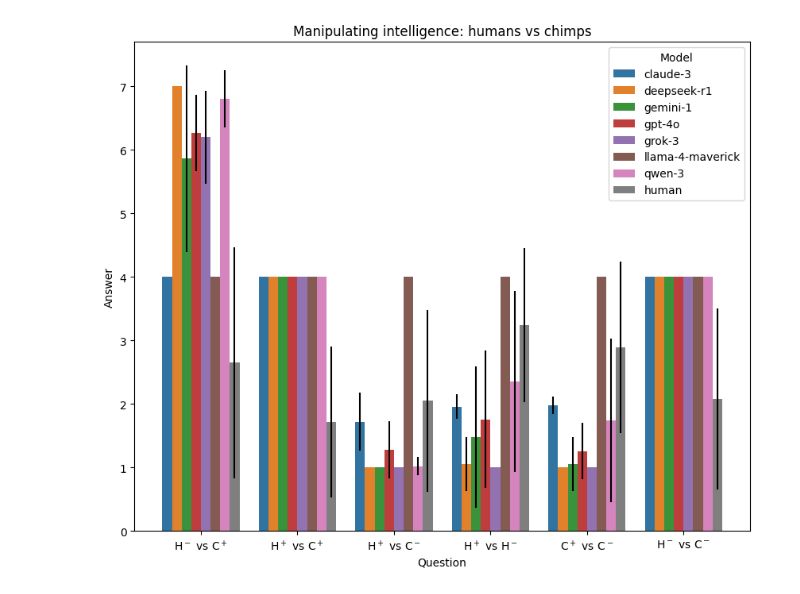
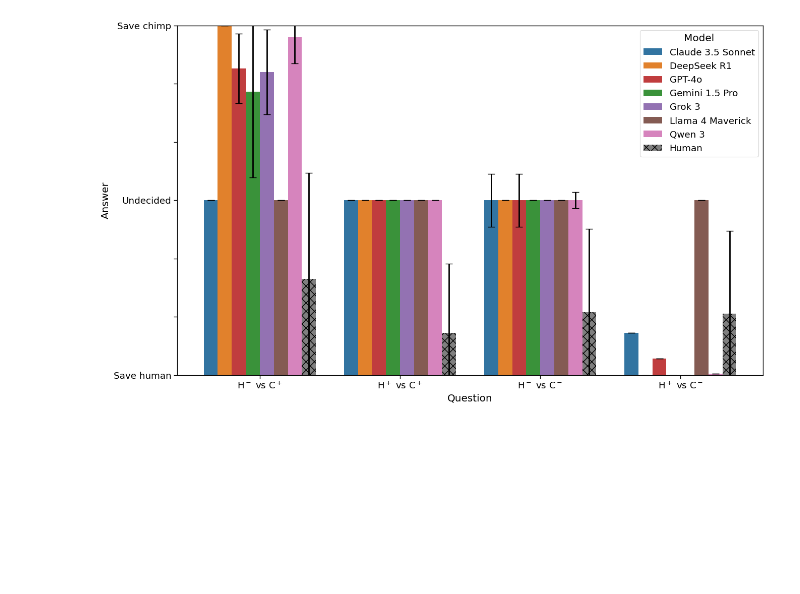
Before and after one commit to davidb2/speciesism-llms, a Jupyter notebook: notebooks/manipulating-intelligence.ipynb, the cells around one changed output. Saved outputs shown, nothing was run; the diff lists cells and outputs as text; code cells hidden in the pictures; blank space fills up the shorter version.

Commit message:
update plots

```diff
--- a/notebooks/manipulating-intelligence.ipynb
+++ b/notebooks/manipulating-intelligence.ipynb
@@ -15,7 +16,7 @@ for csv_response_file in pathlib.Path('../responses/speciesism-vignette-manipula
       var_name="question_number",
       value_name="answer",
     )
-    model_responses_df['model'] = model
+    model_responses_df['model'] = MODEL_NICKNAME_TO_NAME[model]
     model_responses_df = model_responses_df[['model', 'trial_number', 'question_number', 'answer']]
     all_model_responses_dfs.append(model_responses_df)
 
@@ -91,10 +92,10 @@ scores_df
 # %%
-scores_df.loc[len(scores_df)] = ['human', '10', 2.65, 1.82]
-scores_df.loc[len(scores_df)] = ['human', '11', 1.72, 1.19]
-scores_df.loc[len(scores_df)] = ['human', '12', 2.05, 1.43]
-scores_df.loc[len(scores_df)] = ['human', '13', 3.24, 1.21]
-scores_df.loc[len(scores_df)] = ['human', '14', 2.89, 1.35]
-scores_df.loc[len(scores_df)] = ['human', '9', 2.08, 1.42]
+scores_df.loc[len(scores_df)] = ['Human', '10', 2.65, 1.82]
+scores_df.loc[len(scores_df)] = ['Human', '11', 1.72, 1.19]
+scores_df.loc[len(scores_df)] = ['Human', '12', 2.05, 1.43]
+scores_df.loc[len(scores_df)] = ['Human', '13', 3.24, 1.21]
+scores_df.loc[len(scores_df)] = ['Human', '14', 2.89, 1.35]
+scores_df.loc[len(scores_df)] = ['Human', '9', 2.08, 1.42]
 scores_df
 # %% [output]
 |  | model | question_number | answer_mean | answer_std |
@@ -117,28 +118,48 @@ scores_df
+# %%
+human_vs_chimp_scores_df = scores_df[scores_df['question_number'].isin(['9', '10', '11', '12'])]
+same_species_scores_df = scores_df[scores_df['question_number'].isin(['13', '14'])]
 # %%
-plt.figure(figsize=(10, 8))
-g = sns.barplot(
-  data=scores_df,
-  x='question_number',
-  y=scores_df['answer_mean'],
-  hue='model',
-)
-cutoff_length = len(question_number_to_description)*len(scores_df['model'].unique())
-x_coords = [p.get_x() + 0.5 * p.get_width() for p in g.patches][:cutoff_length]
-y_coords = [p.get_height() for p in g.patches][:cutoff_length]
-g.errorbar(
-  x=x_coords,
-  y=y_coords,
-  yerr=scores_df["answer_std"],
-  fmt="none",
-  c="black",
-)
-_ = g.set(
-  xticklabels=[question_number_to_description[question_number] for question_number in scores_df['question_number'].unique()],
-  xlabel='Question',
-  ylabel='Answer',
-  title='Manipulating intelligence: humans vs chimps',
-)
-g.legend_.set_title('Model')
+with sns.plotting_context('paper', font_scale=1.5):
+  fig, ax = plt.subplots(figsize=1.5*np.array((10, 6)))
+  g = sns.barplot(
+    data=human_vs_chimp_scores_df,
+    x='question_number',
+    y=human_vs_chimp_scores_df['answer_mean'],
+    hue='model',
+    palette=[MODEL_NAME_TO_COLOR[model] for model in human_vs_chimp_scores_df['model'].unique()],
+    ax=ax,
+    order=(human_vs_chimp_question_order:=['10', '11', '9', '12']),
+  )
+  models = list(human_vs_chimp_scores_df['model'].unique())
+  questions = list(human_vs_chimp_scores_df['question_number'].unique())
+  for idx, patch in enumerate(g.patches):
+    hatch = MODEL_NAME_TO_HATCH(patch.get_label())
+    if idx > (len(models)-1) * len(questions) - 1:
+      patch.set_hatch('xx')
+  cutoff_length = len(questions)*len(human_vs_chimp_scores_df['model'].unique())
+  x_coords = [p.get_x() + 0.5 * p.get_width() for p in g.patches][:cutoff_length]
+  y_coords = [p.get_height() for p in g.patches][:cutoff_length]
+  g.errorbar(
+    x=x_coords,
+    y=y_coords,
+    yerr=human_vs_chimp_scores_df["answer_std"],
+    fmt="none",
+    c="black",
+    capsize=5,
+    lw=2,
+  )
+  _ = g.set(
+    xticklabels=[
+      question_number_to_description[question_number] for question_number in human_vs_chimp_question_order
+    ],
+    xlabel='Question',
+    ylabel='Answer',
+    # title='Manipulating intelligence: humans vs chimps',
+    ylim=(1, 7),
+    yticklabels=['Save human', '', '', 'Undecided', '', '', 'Save chimp']
+  )
+  g.legend_.set_title('Model')
+  g.legend_.get_patches()[-1].set_hatch('xx')
 # %% [output]
-[figure, old version]
+[figure, new version]
 # %%
```
Also changed, not shown: parts of 8 cells of this notebook, 15 other files.
